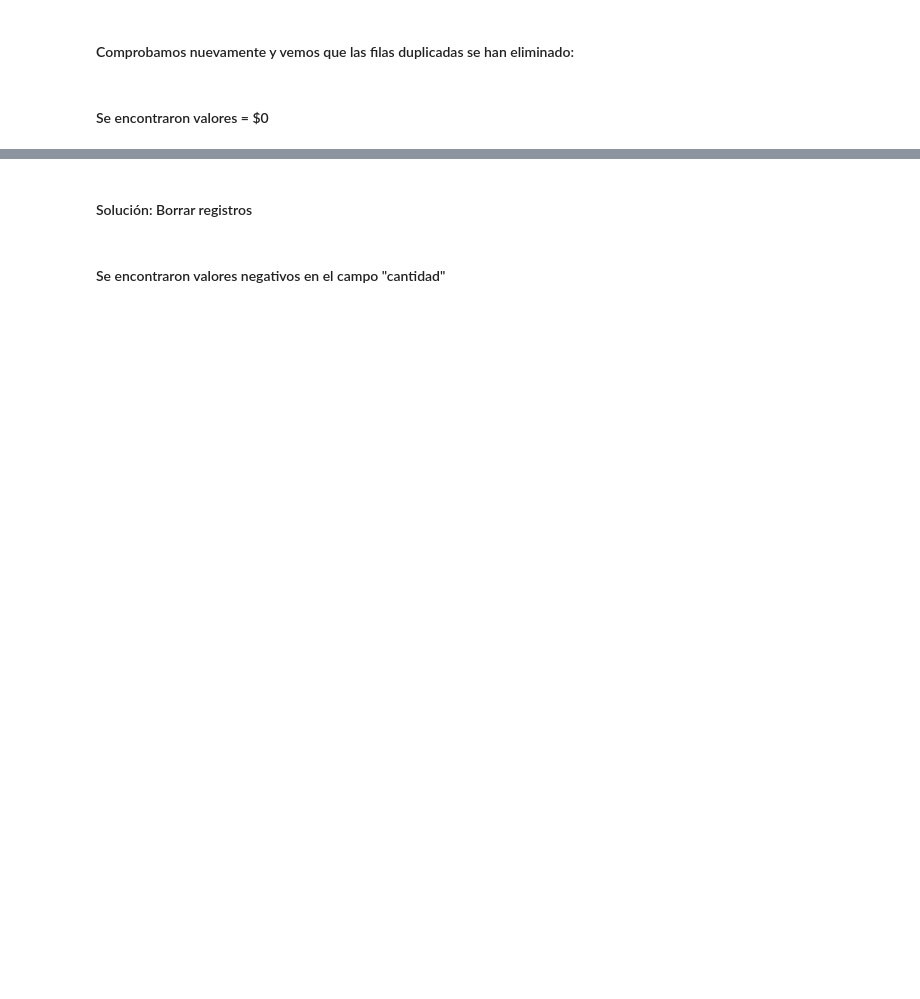
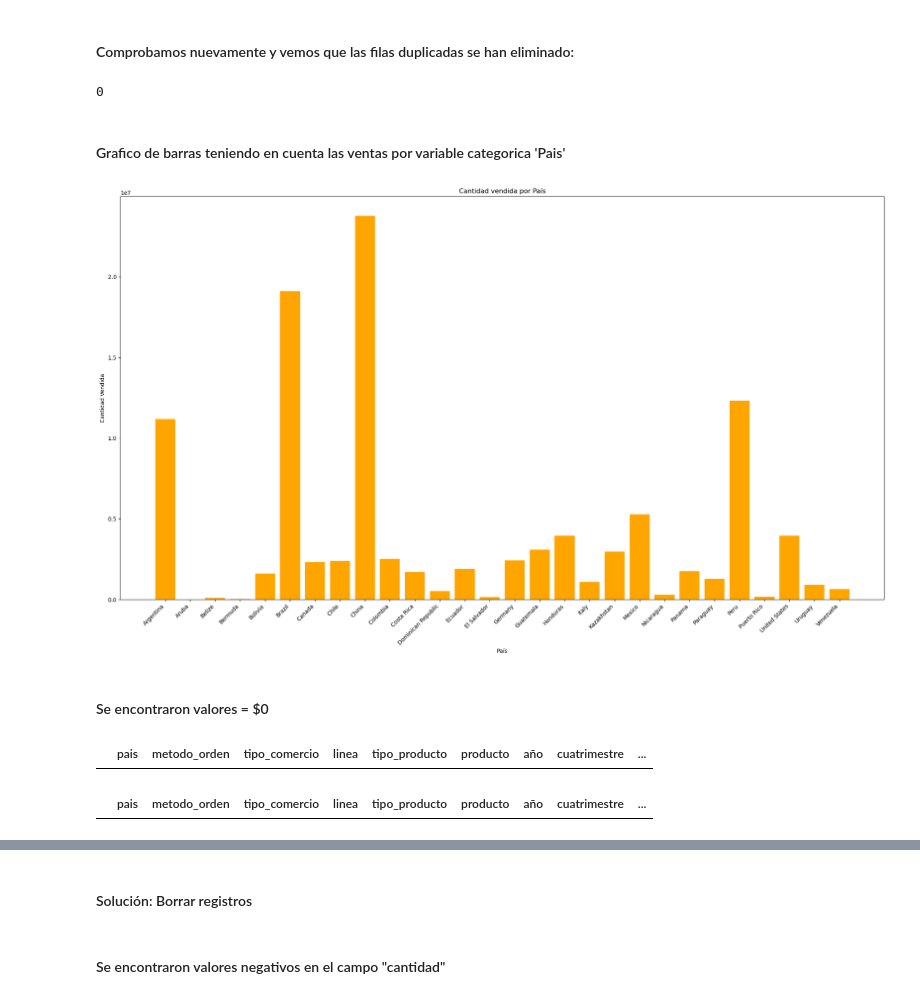
Before and after one commit to valebendezu/ispc-analista-datos, a Jupyter notebook: Proyecto Integrador - Analista de Datos - ISPC.ipynb, the cells around one changed output, grey strips where cells are left out. Saved outputs shown, nothing was run; the diff lists cells and outputs as text; code cells hidden in the pictures; blank space fills up the shorter version.

```diff
--- a/Proyecto Integrador - Analista de Datos - ISPC.ipynb
+++ b/Proyecto Integrador - Analista de Datos - ISPC.ipynb
@@ -262,7 +409,7 @@ df_sort.to_csv("Datos/ord_pais.csv")
 ### Insertamos errores para poder cumplir con la consigna
 #### Trabajo el dataset con errores y proponemos soluciones
 # %%
-ddf = pd.read_csv("Datos/dirty_ds_ventas.csv")
+df = pd.read_csv("dirty_ds_ventas.csv")
 # %% [markdown]
 #### Como el data set es muy extenso primero vamos a filtrar los valores Nan por cada fila:
 # %%
@@ -307,10 +534,33 @@ df1
 # %%
 filas_duplicadas = df1.duplicated().sum()
 filas_duplicadas
+# %% [output]
+0
+# %% [markdown]
+#### Grafico de barras teniendo en cuenta las ventas por variable categorica 'Pais'
+# %%
+Ventas_por_Pais=df1.groupby("pais")['cantidad'].sum().reset_index()
+# el reset index me agrega indices por defecto al sub data set que se forma
+
+plt.figure(figsize = (20,12))
+plt.bar(Ventas_por_Pais['pais'], Ventas_por_Pais['cantidad'], color = 'orange')
+
+plt.xlabel('País')
+plt.ylabel('Cantidad Vendida')
+plt.title('Cantidad vendida por País')
+plt.xticks(rotation = 45, ha = 'right') # aca rotamos las etiquetas del eje x
+plt.tight_layout() # esto ajusta el grafico para q no se interpongan los elementos
+plt.show()
+# %% [output]
+[figure, added]
 # %% [markdown]
 #### Se encontraron valores = $0
 # %%
-ddf[ddf["utilidad_bruta"] <= '$0']
+df[df["utilidad_bruta"] <= '$0']
+# %% [output]
+|  | pais | metodo_orden | tipo_comercio | linea | tipo_producto | producto | año | cuatrimestre | ... |
 # %%
-ddf[ddf["costos"] <= '$0']
+df[df["costos"] <= '$0']
+# %% [output]
+|  | pais | metodo_orden | tipo_comercio | linea | tipo_producto | producto | año | cuatrimestre | ... |
 # %%
```
Also changed, not shown: parts of 44 cells of this notebook.
